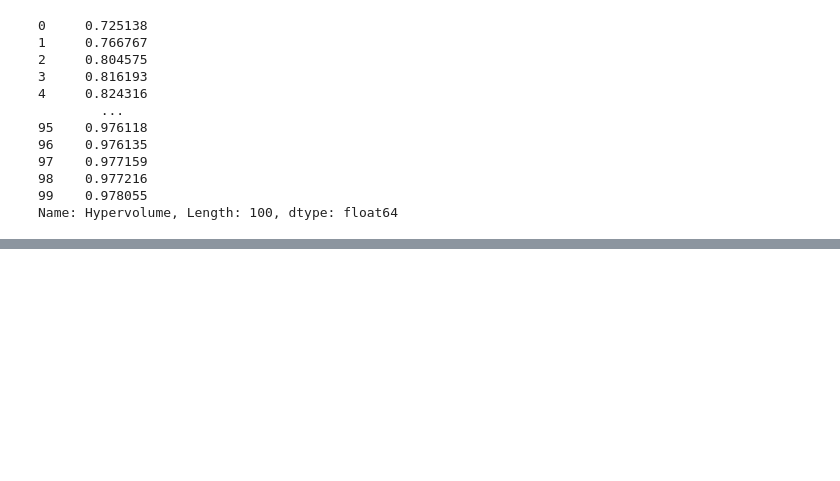
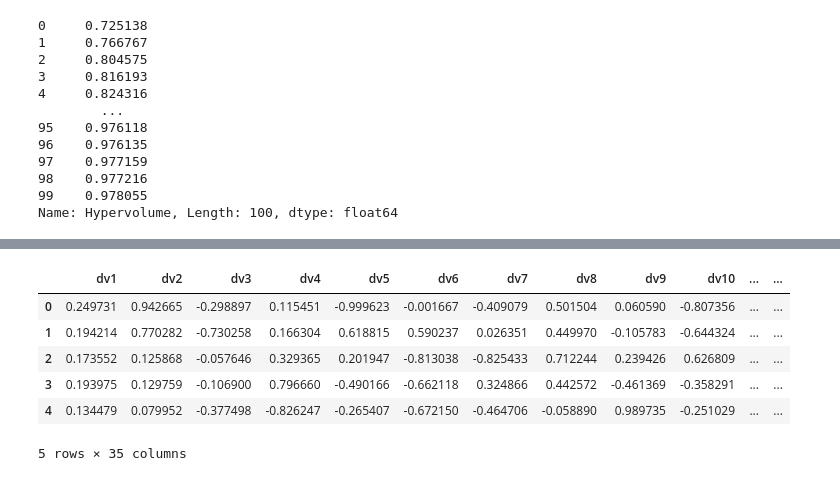
Before and after one commit to ahamilton144/hamilton-2021-EMODPS-financial-risk, a Jupyter notebook: code/synthetic_data_and_moea_plots/Untitled.ipynb, the cells around one changed output, grey strips where cells are left out. Cells and saved outputs as stored; diff of their text form; code cells hidden in the pictures; blank space fills up the shorter version.

```diff
--- a/code/synthetic_data_and_moea_plots/Untitled.ipynb
+++ b/code/synthetic_data_and_moea_plots/Untitled.ipynb
@@ -70,0 +71,14 @@ Plotting hypervolume (fig S1)...,  0:30:25.751330
+# %%
+### get ref sets
+importlib.reload(functions_moea_output_plots)
+formulation = '4obj_2rbf_moreSeeds'
+ref_dps_4obj_retest = functions_moea_output_plots.getSet(dir_moea_output + formulation + '/DPS_' + formulation + '_borg_retest.resultfile', 4)
+ref_dps_4obj_retest.head()
+# %% [output]
+|  | dv1 | dv2 | dv3 | dv4 | dv5 | dv6 | dv7 | dv8 | dv9 | dv10 | ... | ... |
+| 0 | 0.249731 | 0.942665 | -0.298897 | 0.115451 | -0.999623 | -0.001667 | -0.409079 | 0.501504 | 0.060590 | -0.807356 | ... | ... |
+| 1 | 0.194214 | 0.770282 | -0.730258 | 0.166304 | 0.618815 | 0.590237 | 0.026351 | 0.449970 | -0.105783 | -0.644324 | ... | ... |
+| 2 | 0.173552 | 0.125868 | -0.057646 | 0.329365 | 0.201947 | -0.813038 | -0.825433 | 0.712244 | 0.239426 | 0.626809 | ... | ... |
+| 3 | 0.193975 | 0.129759 | -0.106900 | 0.796660 | -0.490166 | -0.662118 | 0.324866 | 0.442572 | -0.461369 | -0.358291 | ... | ... |
+| 4 | 0.134479 | 0.079952 | -0.377498 | -0.826247 | -0.265407 | -0.672150 | -0.464706 | -0.058890 | 0.989735 | -0.251029 | ... | ... |
+5 rows × 35 columns
```
Also changed, not shown: parts of 5 cells of this notebook, 2 other files.
